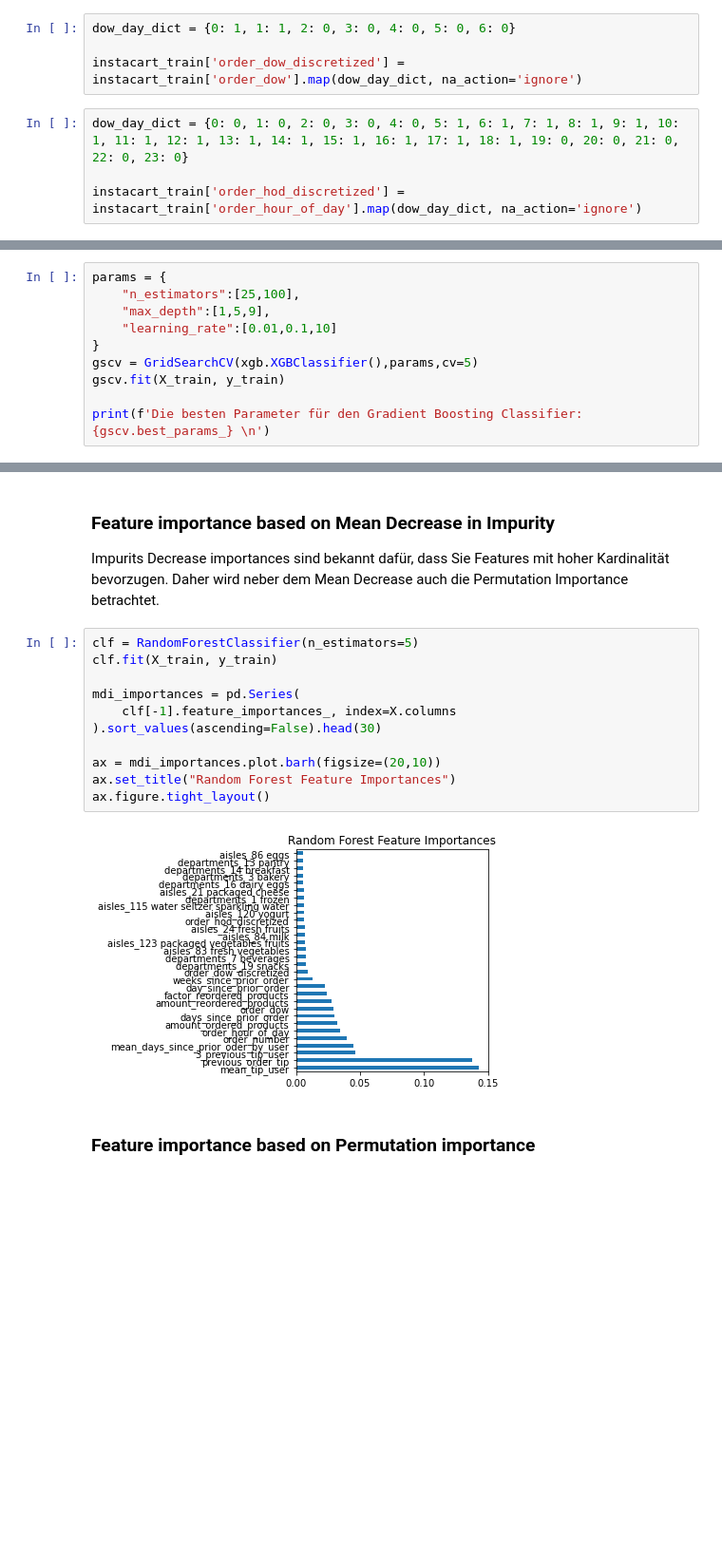
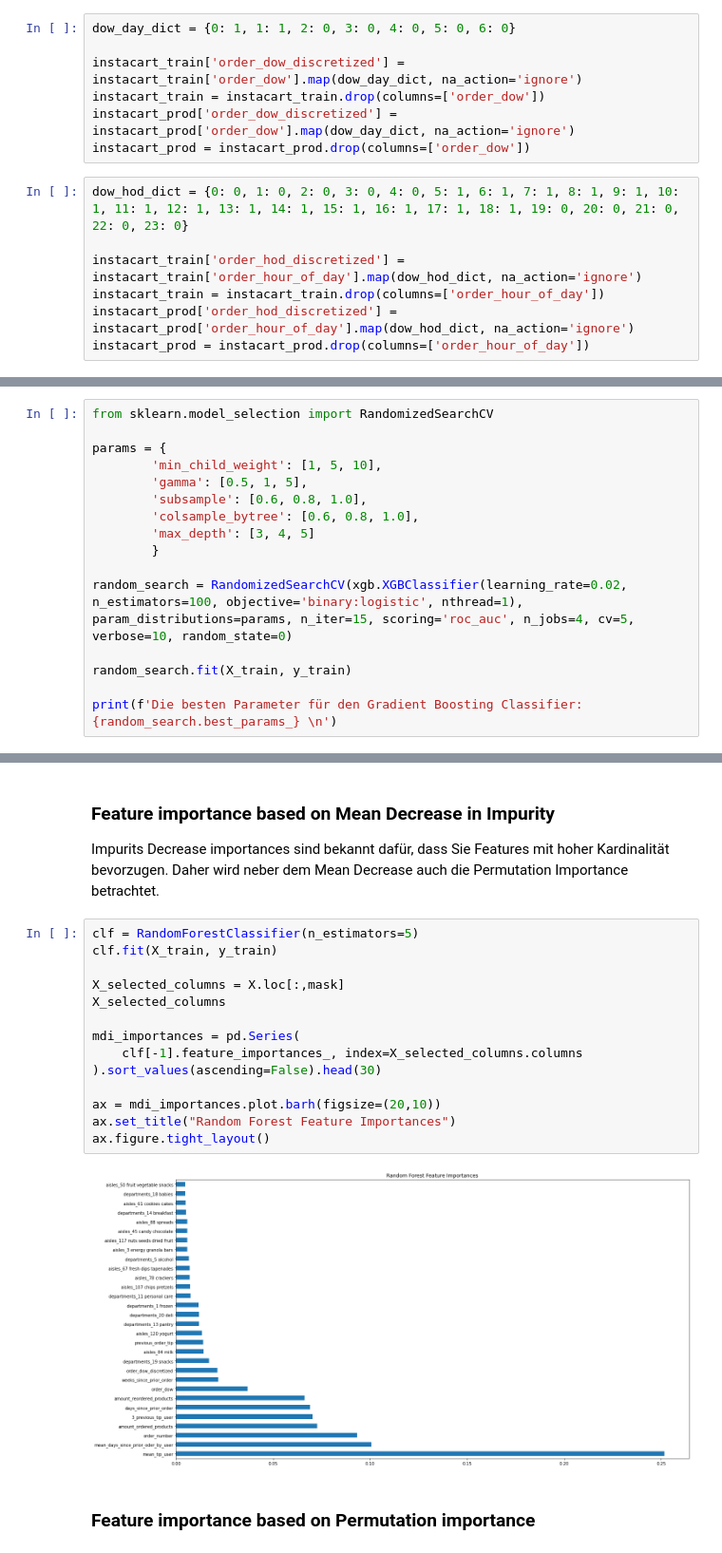
Before and after one commit to JonasHauth/Instacart-Tip-Prediction---Gruppe-6, a Jupyter notebook: Tip_Prediction_Instacart.ipynb, the cells around one changed output, grey strips where cells are left out. Shown at 95% size. Saved outputs shown, nothing was run; the diff lists cells and outputs as text; blank space fills up the shorter version.

Commit message:
added feature Selection

```diff
--- a/Tip_Prediction_Instacart.ipynb
+++ b/Tip_Prediction_Instacart.ipynb
@@ -670,10 +662,16 @@ Length: 172, dtype: int64
 dow_day_dict = {0: 1, 1: 1, 2: 0, 3: 0, 4: 0, 5: 0, 6: 0}
 
 instacart_train['order_dow_discretized'] = instacart_train['order_dow'].map(dow_day_dict, na_action='ignore')
+instacart_train = instacart_train.drop(columns=['order_dow'])
+instacart_prod['order_dow_discretized'] = instacart_prod['order_dow'].map(dow_day_dict, na_action='ignore')
+instacart_prod = instacart_prod.drop(columns=['order_dow'])
 # %%
-dow_day_dict = {0: 0, 1: 0, 2: 0, 3: 0, 4: 0, 5: 1, 6: 1, 7: 1, 8: 1, 9: 1, 10: 1, 11: 1, 12: 1, 13: 1, 14: 1, 15: 1, 16: 1, 17: 1, 18: 1, 19: 0, 20: 0, 21: 0, 22: 0, 23: 0}
+dow_hod_dict = {0: 0, 1: 0, 2: 0, 3: 0, 4: 0, 5: 1, 6: 1, 7: 1, 8: 1, 9: 1, 10: 1, 11: 1, 12: 1, 13: 1, 14: 1, 15: 1, 16: 1, 17: 1, 18: 1, 19: 0, 20: 0, 21: 0, 22: 0, 23: 0}
 
-instacart_train['order_hod_discretized'] = instacart_train['order_hour_of_day'].map(dow_day_dict, na_action='ignore')
+instacart_train['order_hod_discretized'] = instacart_train['order_hour_of_day'].map(dow_hod_dict, na_action='ignore')
+instacart_train = instacart_train.drop(columns=['order_hour_of_day'])
+instacart_prod['order_hod_discretized'] = instacart_prod['order_hour_of_day'].map(dow_hod_dict, na_action='ignore')
+instacart_prod = instacart_prod.drop(columns=['order_hour_of_day'])
 # %%
 instacart_train.head()
 # %% [output]
@@ -857,13 +828,3 @@ plt.show()
 # Hyperparameter Optimierung
 # %% [markdown]
 Hyperparameter Tuning Gradient Boosting Classifier mit diversen n_estimators, max_depths und learning_rates
-# %%
-params = {
-    "n_estimators":[25,100],
-    "max_depth":[1,5,9],
-    "learning_rate":[0.01,0.1,10]
-}
-gscv = GridSearchCV(xgb.XGBClassifier(),params,cv=5)
-gscv.fit(X_train, y_train)
-
-print(f'Die besten Parameter für den Gradient Boosting Classifier: {gscv.best_params_} \n')
@@ -871,0 +831,16 @@ KeyboardInterrupt:
+# %%
+from sklearn.model_selection import RandomizedSearchCV
+
+params = {
+        'min_child_weight': [1, 5, 10],
+        'gamma': [0.5, 1, 5],
+        'subsample': [0.6, 0.8, 1.0],
+        'colsample_bytree': [0.6, 0.8, 1.0],
+        'max_depth': [3, 4, 5]
+        }
+
+random_search = RandomizedSearchCV(xgb.XGBClassifier(learning_rate=0.02, n_estimators=100, objective='binary:logistic', nthread=1), param_distributions=params, n_iter=15, scoring='roc_auc', n_jobs=4, cv=5, verbose=10, random_state=0)
+
+random_search.fit(X_train, y_train)
+
+print(f'Die besten Parameter für den Gradient Boosting Classifier: {random_search.best_params_} \n')
@@ -943,16 +931,19 @@ Impurits Decrease importances sind bekannt dafür, dass Sie Features mit hoher K
 # %%
 clf = RandomForestClassifier(n_estimators=5)
 clf.fit(X_train, y_train)
 
+X_selected_columns = X.loc[:,mask]
+X_selected_columns
+
 mdi_importances = pd.Series(
-    clf[-1].feature_importances_, index=X.columns
+    clf[-1].feature_importances_, index=X_selected_columns.columns
 ).sort_values(ascending=False).head(30)
 
 ax = mdi_importances.plot.barh(figsize=(20,10))
 ax.set_title("Random Forest Feature Importances")
 ax.figure.tight_layout()
 # %% [output]
-[figure, old version]
+[figure, new version]
 # %% [markdown]
 ### Feature importance based on Permutation importance
 # %%
```
Also changed, not shown: parts of 65 cells of this notebook.
